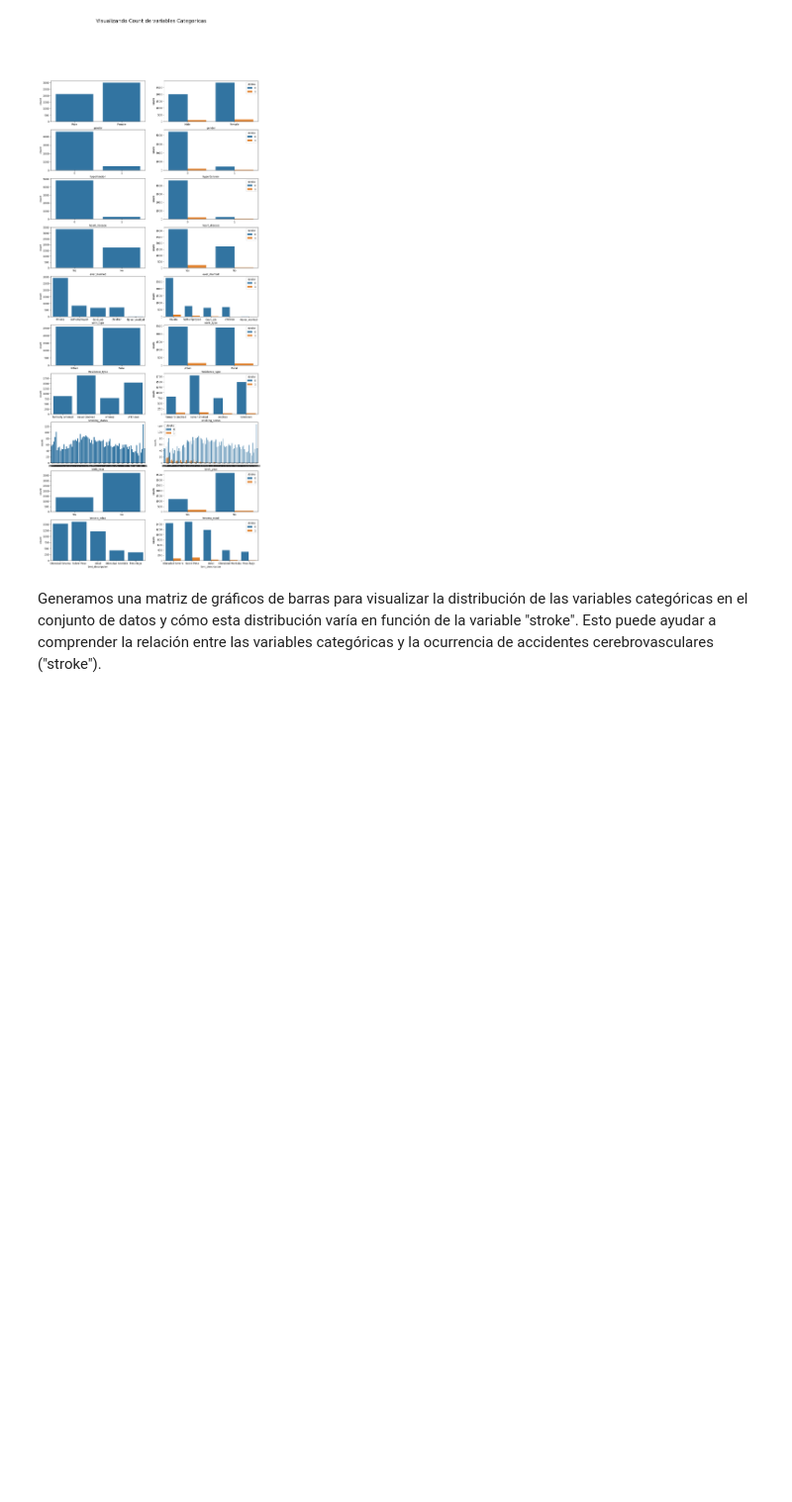
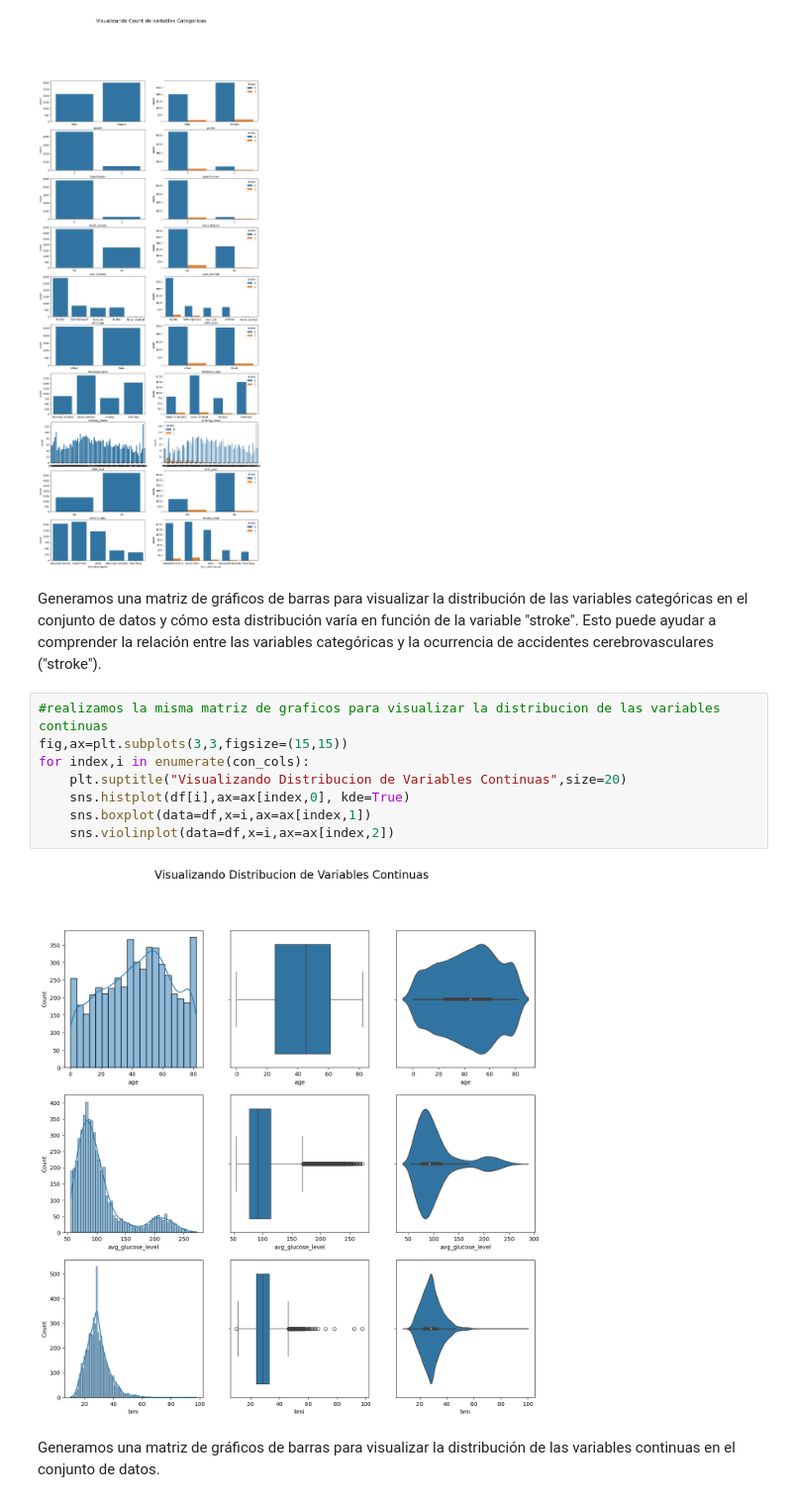
Before and after one commit to CarlosLeguiz/StrokePrediction, a Jupyter notebook: StrokePrediction.ipynb, the cells around one changed output. Shown at 99% size. Cells and saved outputs as stored; diff of their text form; blank space fills up the shorter version.

Commit message:
Generamos una matriz de gráficos de barras para visualizar la distribución de las variables continuas en el conjunto de datos.

```diff
--- a/StrokePrediction.ipynb
+++ b/StrokePrediction.ipynb
@@ -415,3 +415,15 @@ for index,i in enumerate(cat_cols):
 [figure]
 # %% [markdown]
 Generamos una matriz de gráficos de barras para visualizar la distribución de las variables categóricas en el conjunto de datos y cómo esta distribución varía en función de la variable "stroke". Esto puede ayudar a comprender la relación entre las variables categóricas y la ocurrencia de accidentes cerebrovasculares ("stroke").
+# %%
+#realizamos la misma matriz de graficos para visualizar la distribucion de las variables continuas
+fig,ax=plt.subplots(3,3,figsize=(15,15))
+for index,i in enumerate(con_cols):
+    plt.suptitle("Visualizando Distribucion de Variables Continuas",size=20)
+    sns.histplot(df[i],ax=ax[index,0], kde=True)
+    sns.boxplot(data=df,x=i,ax=ax[index,1])
+    sns.violinplot(data=df,x=i,ax=ax[index,2])
+# %% [output]
+[figure, added]
+# %% [markdown]
+Generamos una matriz de gráficos de barras para visualizar la distribución de las variables continuas en el conjunto de datos.
```
